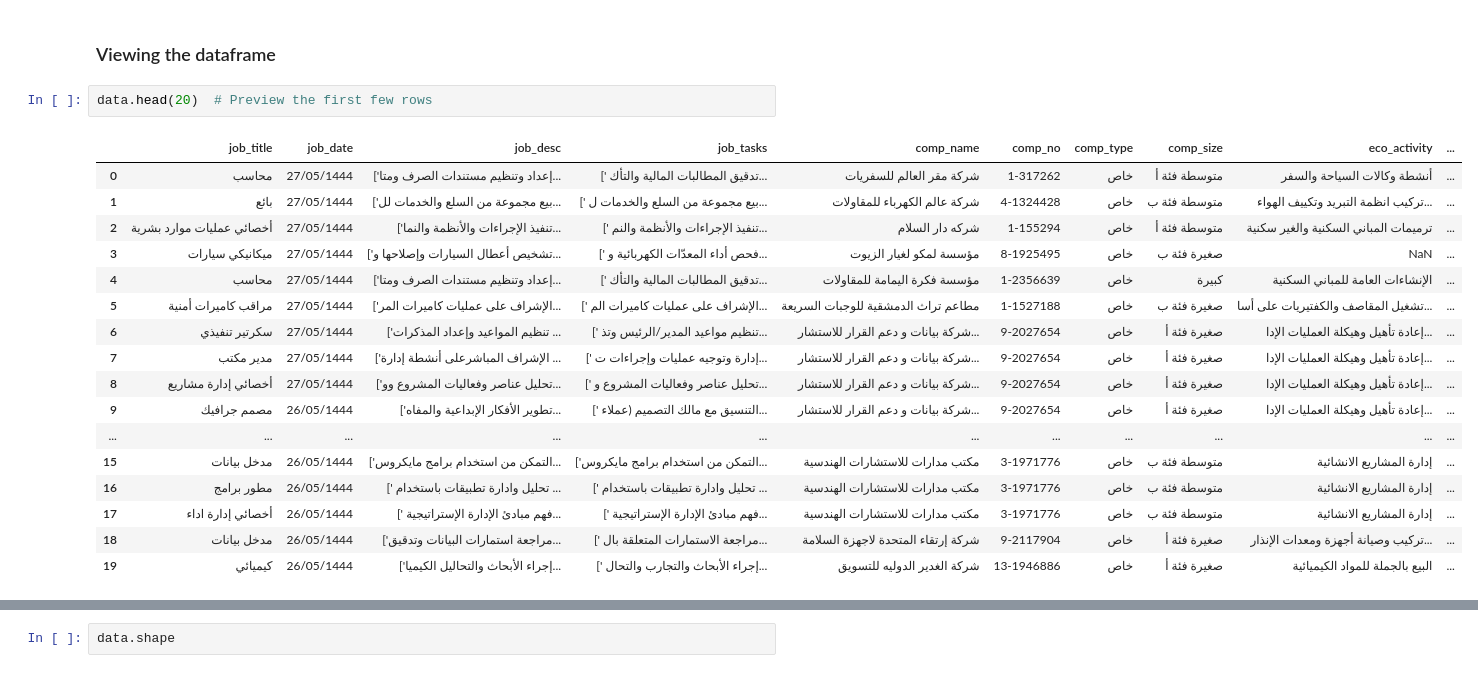
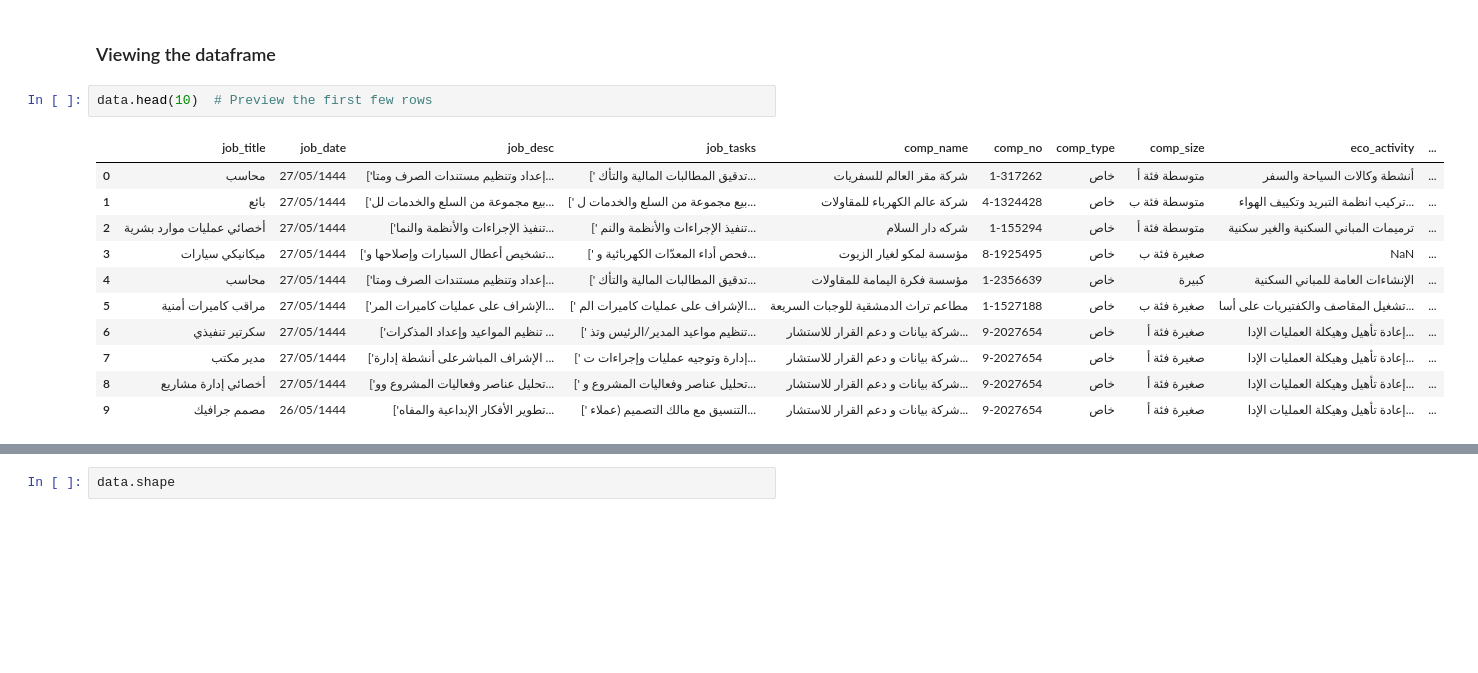
Before and after one commit to Tuwaiq-DS-ML-bootcamp-V-9/Usecase-5, a Jupyter notebook: EDA explain template.ipynb, the cells around one changed output, grey strips where cells are left out. Cells and saved outputs as stored; diff of their text form; blank space fills up the shorter version.

```diff
--- a/EDA explain template.ipynb
+++ b/EDA explain template.ipynb
@@ -86,23 +69,17 @@ data = pd.read_csv('Jadarat_data.csv')
 # %% [markdown]
 ### Viewing the dataframe
 # %%
-data.head(20)  # Preview the first few rows
+data.head(10)  # Preview the first few rows
 # %% [output]
 |  | job_title | job_date | job_desc | job_tasks | comp_name | comp_no | comp_type | comp_size | eco_activity | ... |
 | 0 | محاسب | 27/05/1444 | ['إعداد وتنظيم مستندات الصرف ومتا... | [' تدقيق المطالبات المالية والتأك... | شركة مقر العالم للسفريات | 1-317262 | خاص | متوسطة فئة أ | أنشطة وكالات السياحة والسفر | ... |
 | 1 | بائع | 27/05/1444 | ['بيع مجموعة من السلع والخدمات لل... | [' بيع مجموعة من السلع والخدمات ل... | شركة عالم الكهرباء للمقاولات | 4-1324428 | خاص | متوسطة فئة ب | تركيب انظمة التبريد وتكييف الهواء... | ... |
 | 2 | أخصائي عمليات موارد بشرية | 27/05/1444 | ['تنفيذ الإجراءات والأنظمة والنما... | [' تنفيذ الإجراءات والأنظمة والنم... | شركه دار السلام | 1-155294 | خاص | متوسطة فئة أ | ترميمات المباني السكنية والغير سكنية | ... |
 | 3 | ميكانيكي سيارات | 27/05/1444 | ['تشخيص أعطال السيارات وإصلاحها و... | [' فحص أداء المعدّات الكهربائية و... | مؤسسة لمكو لغيار الزيوت | 8-1925495 | خاص | صغيرة فئة ب | NaN | ... |
 | 4 | محاسب | 27/05/1444 | ['إعداد وتنظيم مستندات الصرف ومتا... | [' تدقيق المطالبات المالية والتأك... | مؤسسة فكرة اليمامة للمقاولات | 1-2356639 | خاص | كبيرة | الإنشاءات العامة للمباني السكنية | ... |
 | 5 | مراقب كاميرات أمنية | 27/05/1444 | ['الإشراف على عمليات كاميرات المر... | [' الإشراف على عمليات كاميرات الم... | مطاعم تراث الدمشقية للوجبات السريعة | 1-1527188 | خاص | صغيرة فئة ب | تشغيل المقاصف والكفتيريات على أسا... | ... |
 | 6 | سكرتير تنفيذي | 27/05/1444 | ['تنظيم المواعيد وإعداد المذكرات ... | [' تنظيم مواعيد المدير/الرئيس وتذ... | شركة بيانات و دعم القرار للاستشار... | 9-2027654 | خاص | صغيرة فئة أ | إعادة تأهيل وهيكلة العمليات الإدا... | ... |
 | 7 | مدير مكتب | 27/05/1444 | ['الإشراف المباشرعلى أنشطة إدارة ... | [' إدارة وتوجيه عمليات وإجراءات ت... | شركة بيانات و دعم القرار للاستشار... | 9-2027654 | خاص | صغيرة فئة أ | إعادة تأهيل وهيكلة العمليات الإدا... | ... |
 | 8 | أخصائي إدارة مشاريع | 27/05/1444 | ['تحليل عناصر وفعاليات المشروع وو... | [' تحليل عناصر وفعاليات المشروع و... | شركة بيانات و دعم القرار للاستشار... | 9-2027654 | خاص | صغيرة فئة أ | إعادة تأهيل وهيكلة العمليات الإدا... | ... |
 | 9 | مصمم جرافيك | 26/05/1444 | ['تطوير الأفكار الإبداعية والمفاه... | [' التنسيق مع مالك التصميم (عملاء... | شركة بيانات و دعم القرار للاستشار... | 9-2027654 | خاص | صغيرة فئة أ | إعادة تأهيل وهيكلة العمليات الإدا... | ... |
-| ... | ... | ... | ... | ... | ... | ... | ... | ... | ... | ... |
-| 15 | مدخل بيانات | 26/05/1444 | ['التمكن من استخدام برامج مايكروس... | ['التمكن من استخدام برامج مايكروس... | مكتب مدارات للاستشارات الهندسية | 3-1971776 | خاص | متوسطة فئة ب | إدارة المشاريع الانشائية | ... |
-| 16 | مطور برامج | 26/05/1444 | [' تحليل وادارة تطبيقات باستخدام ... | [' تحليل وادارة تطبيقات باستخدام ... | مكتب مدارات للاستشارات الهندسية | 3-1971776 | خاص | متوسطة فئة ب | إدارة المشاريع الانشائية | ... |
-| 17 | أخصائي إدارة اداء | 26/05/1444 | [' فهم مبادئ الإدارة الإستراتيجية... | [' فهم مبادئ الإدارة الإستراتيجية... | مكتب مدارات للاستشارات الهندسية | 3-1971776 | خاص | متوسطة فئة ب | إدارة المشاريع الانشائية | ... |
-| 18 | مدخل بيانات | 26/05/1444 | ['مراجعة استمارات البيانات وتدقيق... | [' مراجعة الاستمارات المتعلقة بال... | شركة إرتقاء المتحدة لاجهزة السلامة | 9-2117904 | خاص | صغيرة فئة أ | تركيب وصيانة أجهزة ومعدات الإنذار... | ... |
-| 19 | كيميائي | 26/05/1444 | ['إجراء الأبحاث والتحاليل الكيميا... | [' إجراء الأبحاث والتجارب والتحال... | شركة الغدير الدوليه للتسويق | 13-1946886 | خاص | صغيرة فئة أ | البيع بالجملة للمواد الكيميائية | ... |
 # %%
```
Also changed, not shown: parts of 71 cells of this notebook, 2 other files.
